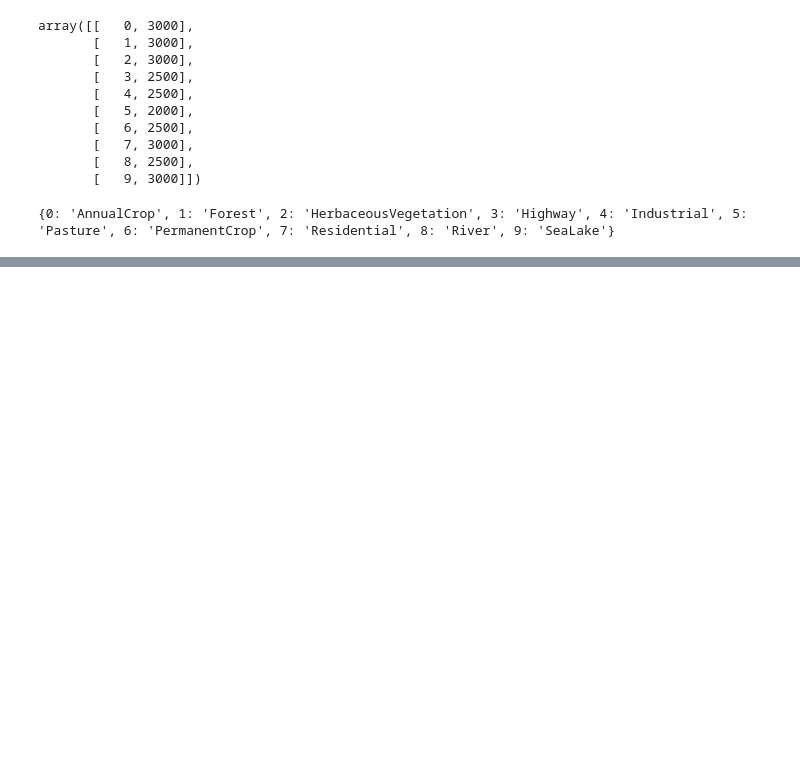
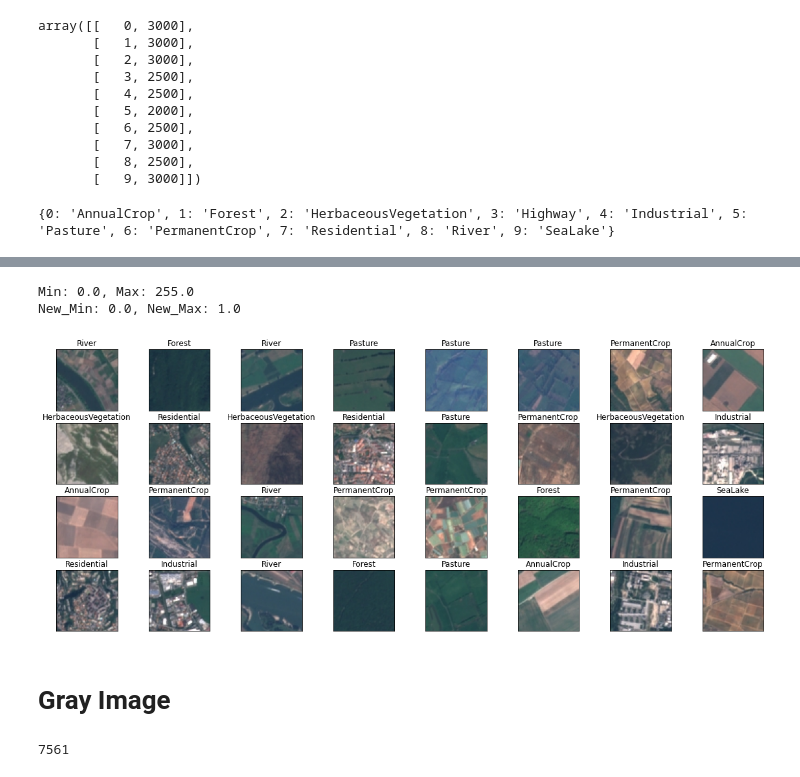
Before and after one commit to DommiiUdomp/Dommii, a Jupyter notebook: eusat_new.ipynb, the cells around one changed output, grey strips where cells are left out. Saved outputs shown, nothing was run; the diff lists cells and outputs as text; code cells hidden in the pictures; blank space fills up the shorter version.

```diff
--- a/eusat_new.ipynb
+++ b/eusat_new.ipynb
@@ -149,0 +189,10 @@ for i in range (5) :
+# %%
+from sklearn.model_selection import StratifiedShuffleSplit
+
+splite = StratifiedShuffleSplit(n_splits=1, test_size=0.3, random_state=101)
+print(splite.get_n_splits(image_bal, label_bal))
+
+for train_index, test_index in splite.split(image_bal, label_bal):
+  print("TRAIN:", train_index, "TEST:", test_index)
+  X_train, X_test = image_bal[train_index], image_bal[test_index]
+  y_train, y_test = label_bal[train_index], label_bal[test_index]
@@ -149,0 +215,26 @@ for i in range (5) :
+# %%
+from tensorflow.keras.utils import to_categorical
+
+X_train = X_train.astype('float64') # Convert train and test images into 'float64' type
+X_test = X_test.astype('float64')
+#Normalize the images data #minimum and maximum values equal to 0 and 1 respectively.
+X_train_scaled = X_train / 255
+X_test_scaled = X_test / 255
+
+y_train = y_train.astype('int64') # Convert train and test labels into 'int64' type
+y_test = y_test.astype('int64')
+# convert class vectors to binary class matrices
+y_train_class = to_categorical(y_train, num_classes)
+y_test_class = to_categorical(y_test, num_classes)
+
+print(f'Min: {X_train.min()}, Max: {X_train.max()}')
+print(f'New_Min: {X_train_scaled.min()}, New_Max: {X_train_scaled.max()}')
+# %% [output]
+Min: 0.0, Max: 255.0
+New_Min: 0.0, New_Max: 1.0
+# %%
+random_plot(X_train_scaled,y_train)
+# %% [output]
+[figure, added]
+# %% [markdown]
+# **Gray Image**
@@ -149,0 +254,4 @@ for i in range (5) :
+# %%
+np.random.choice(X_train_scaled.shape[0])
+# %% [output]
+7561
```
Also changed, not shown: parts of 32 cells of this notebook.
